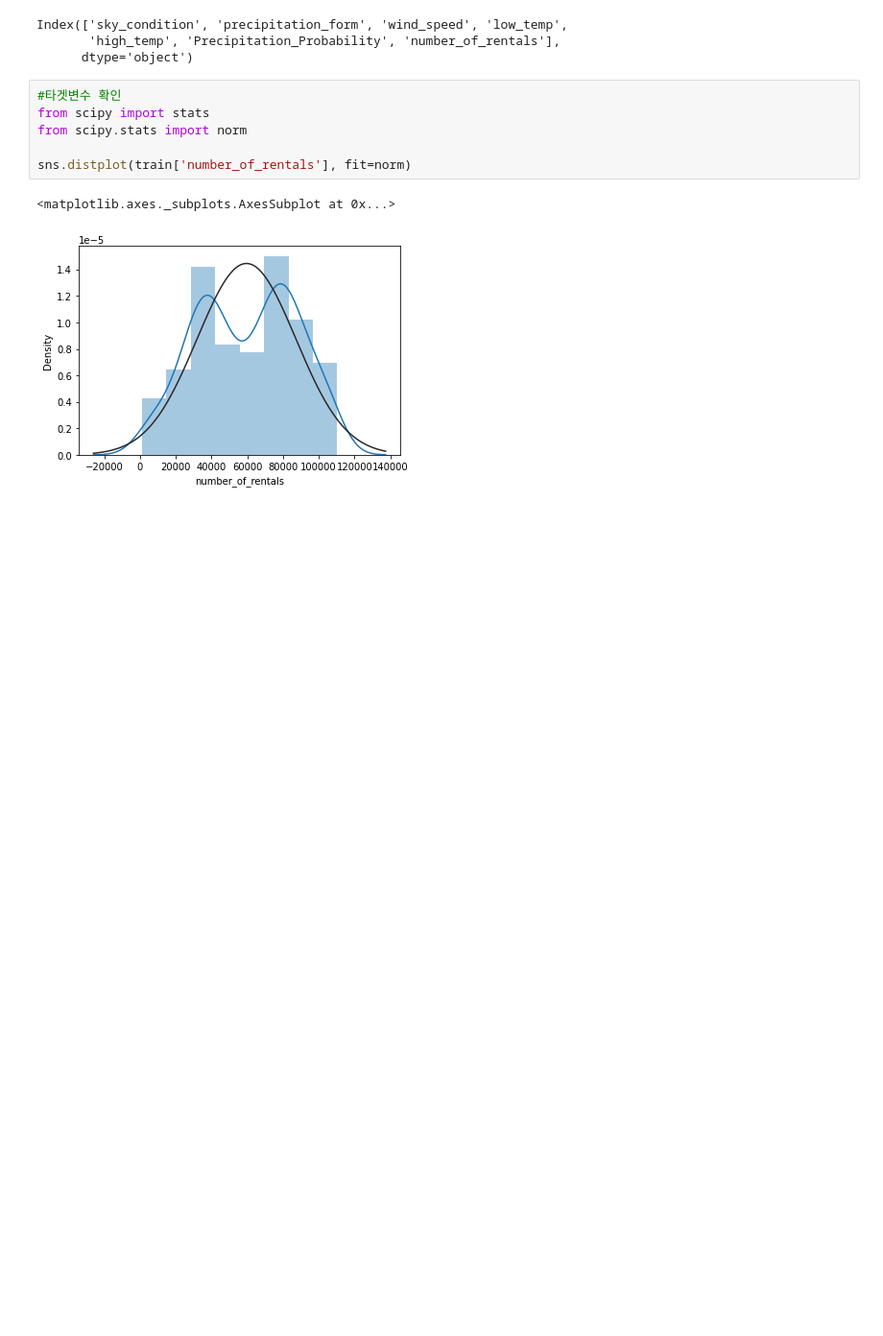
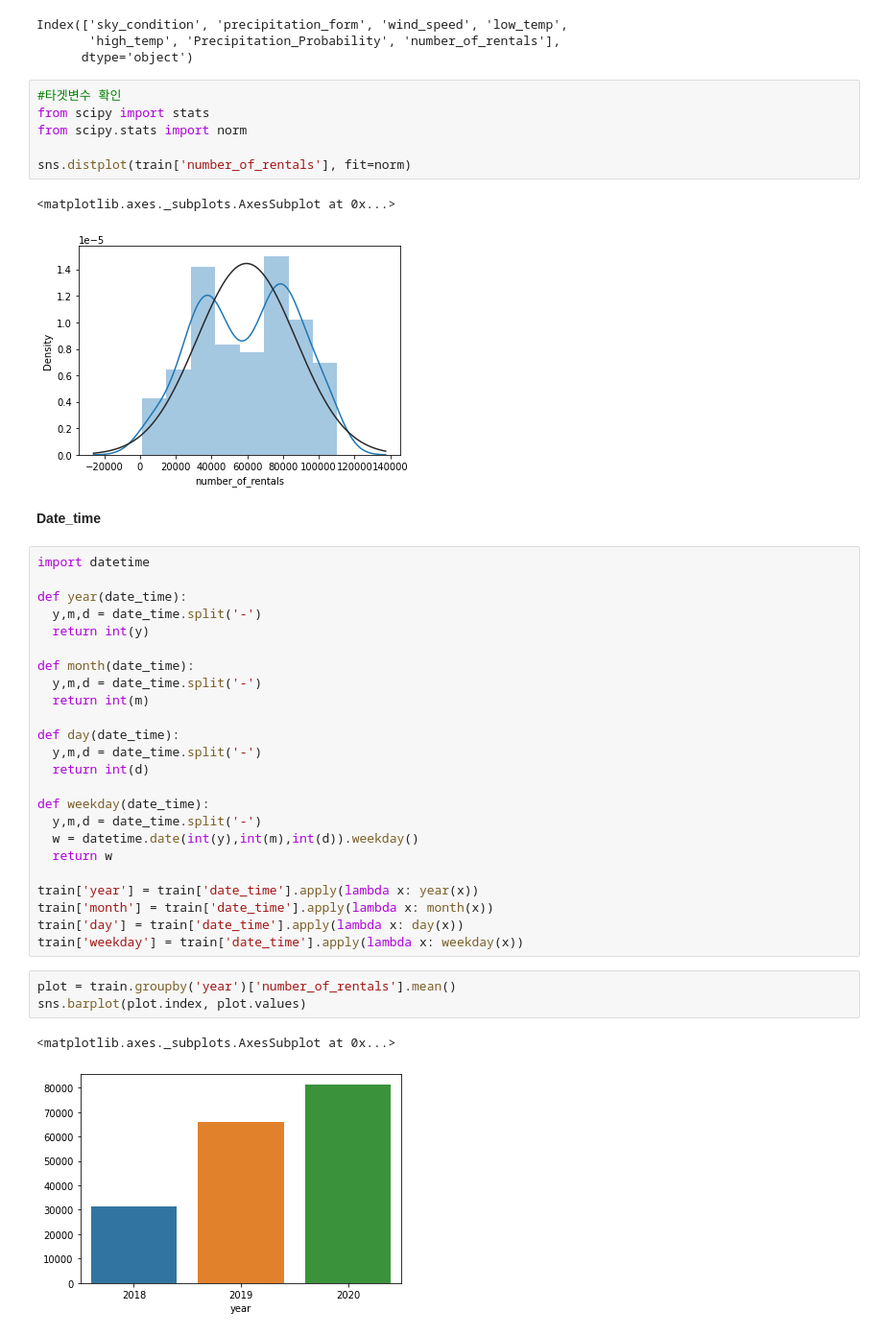
Before and after one commit to cyan9212/Dacon_Bicycle, a Jupyter notebook: bicycle_prediction.ipynb, the cells around one changed output. Shown: that part at 96% size. Drawn from its saved outputs; the diff is of its cells as text; blank space fills up the shorter version.

```diff
--- a/bicycle_prediction.ipynb
+++ b/bicycle_prediction.ipynb
@@ -82,3 +84,35 @@ sns.distplot(train['number_of_rentals'], fit=norm)
 # %% [output]
 <matplotlib.axes._subplots.AxesSubplot at 0x...>
 [figure]
+# %% [markdown]
+**Date_time**
+# %%
+import datetime
+
+def year(date_time):
+  y,m,d = date_time.split('-')
+  return int(y)
+
+def month(date_time):
+  y,m,d = date_time.split('-')
+  return int(m)
+
+def day(date_time):
+  y,m,d = date_time.split('-')
+  return int(d)
+
+def weekday(date_time):
+  y,m,d = date_time.split('-')
+  w = datetime.date(int(y),int(m),int(d)).weekday()
+  return w
+
+train['year'] = train['date_time'].apply(lambda x: year(x))
+train['month'] = train['date_time'].apply(lambda x: month(x))
+train['day'] = train['date_time'].apply(lambda x: day(x))
+train['weekday'] = train['date_time'].apply(lambda x: weekday(x))
+# %%
+plot = train.groupby('year')['number_of_rentals'].mean()
+sns.barplot(plot.index, plot.values)
+# %% [output]
+<matplotlib.axes._subplots.AxesSubplot at 0x...>
+[figure, added]
```
Also changed, not shown: parts of 5 cells of this notebook.
